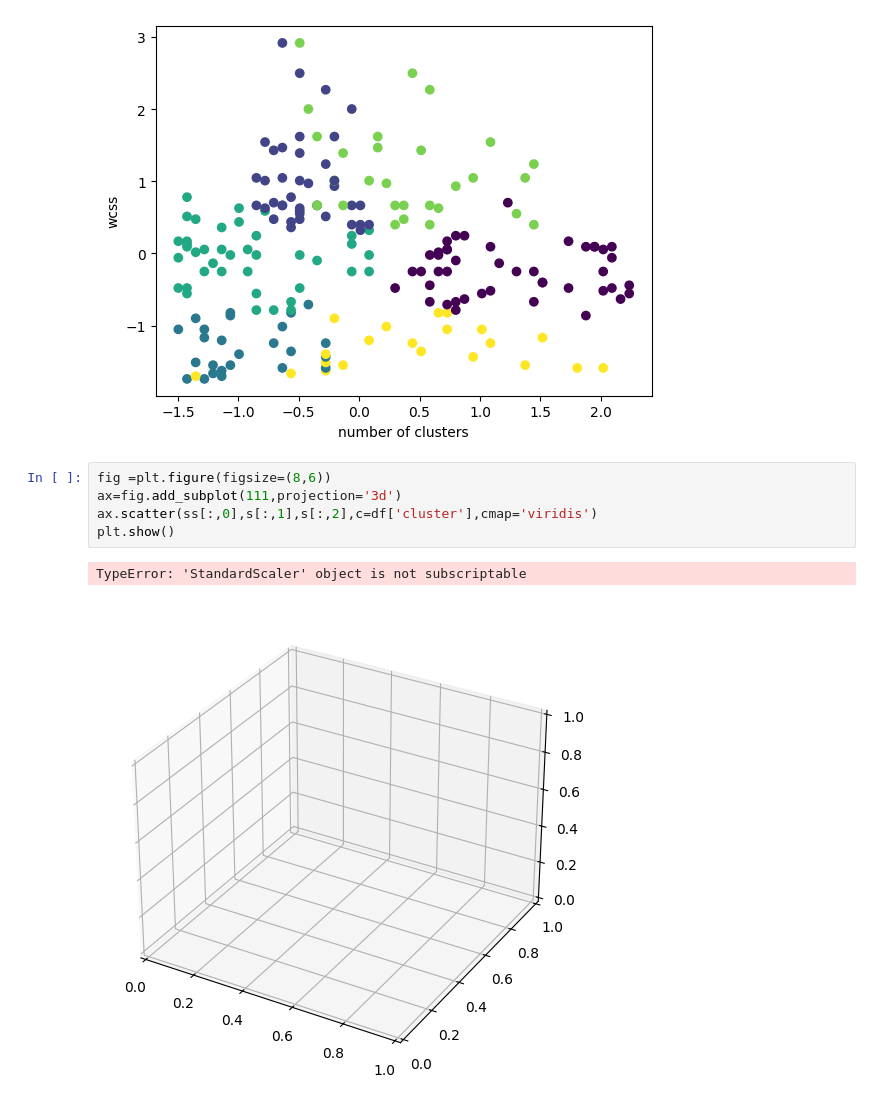
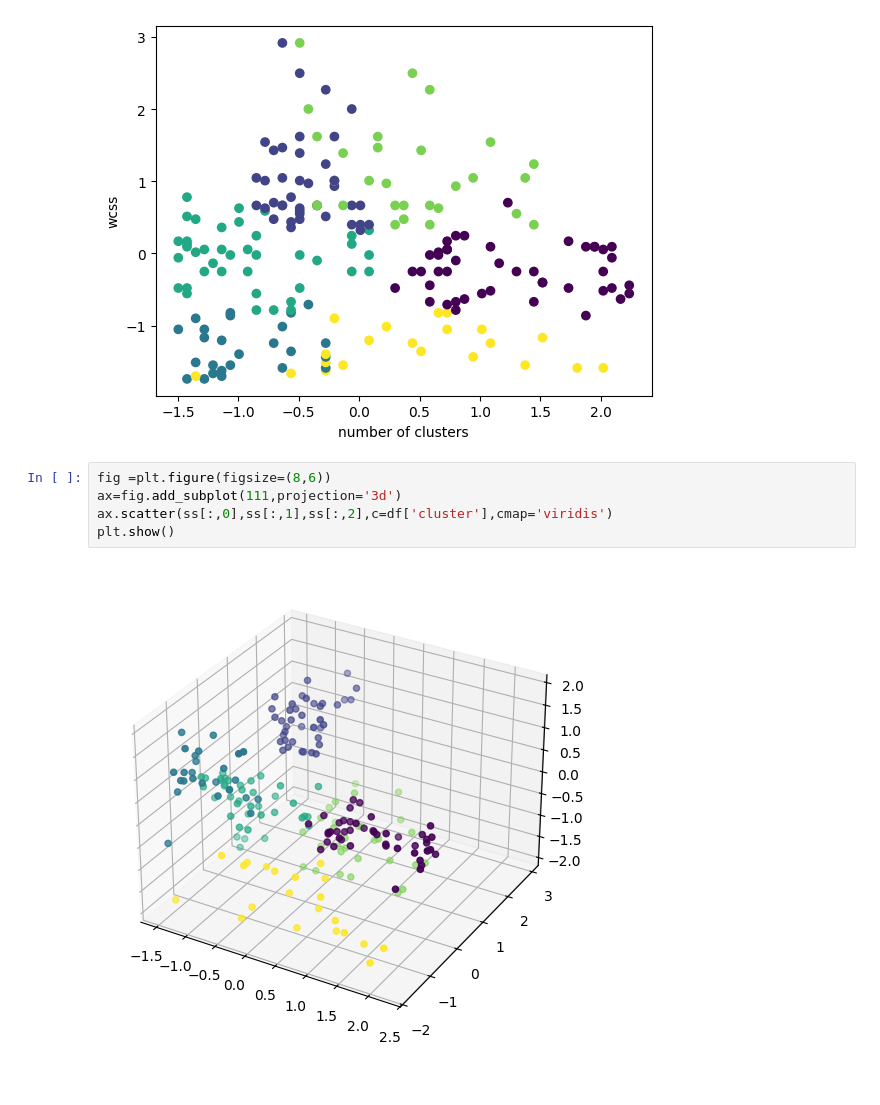
Before and after one commit to RayanPinto/BIDA, a Jupyter notebook: Untitled5.ipynb, the cells around one changed output. Drawn from its saved outputs; the diff is of its cells as text.

```diff
--- a/Untitled5.ipynb
+++ b/Untitled5.ipynb
@@ -67,8 +67,7 @@ cluster
 # %%
 fig =plt.figure(figsize=(8,6))
 ax=fig.add_subplot(111,projection='3d')
-ax.scatter(ss[:,0],s[:,1],s[:,2],c=df['cluster'],cmap='viridis')
+ax.scatter(ss[:,0],ss[:,1],ss[:,2],c=df['cluster'],cmap='viridis')
 plt.show()
 # %% [output]
-TypeError: 'StandardScaler' object is not subscriptable
-[figure, old version]
+[figure, new version]
```
Also changed, not shown: parts of 6 cells of this notebook.
